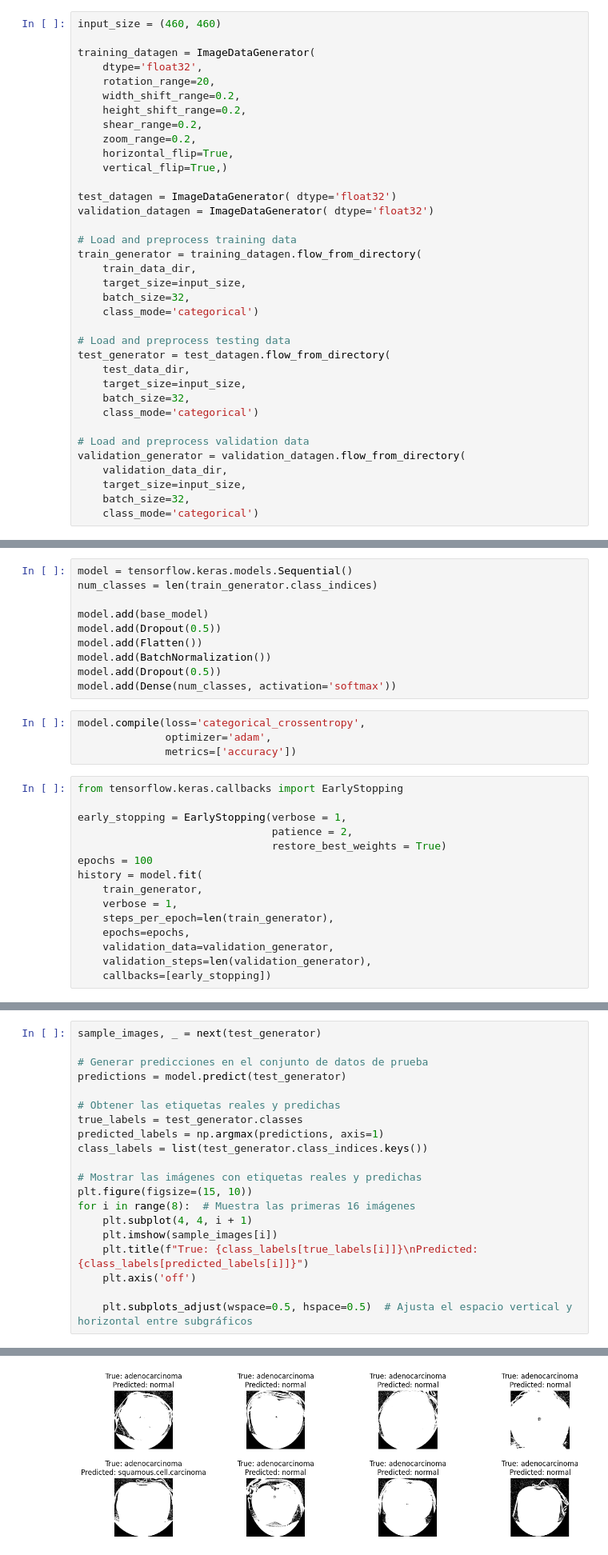
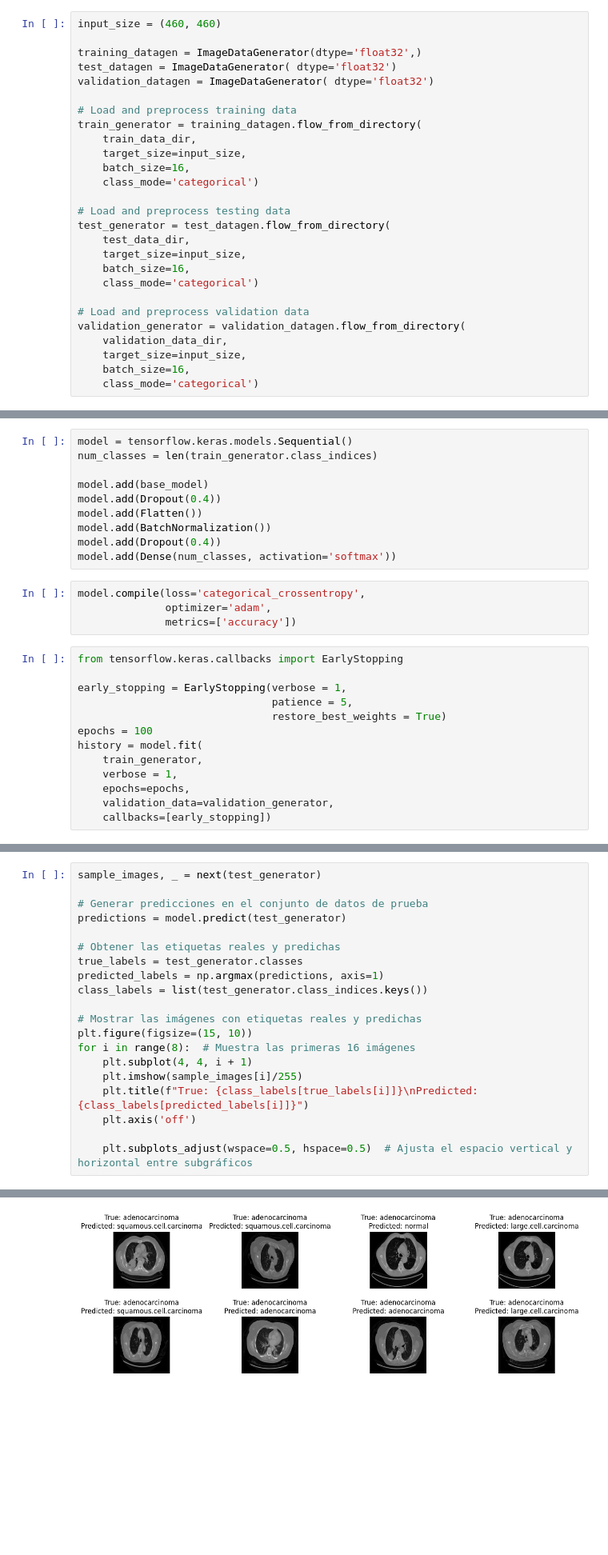
Before and after one commit to m3llad0/TC3007C, a Jupyter notebook: model.ipynb, the cells around one changed output, grey strips where cells are left out. Shown at 80% size. Saved outputs shown, nothing was run; the diff lists cells and outputs as text; blank space fills up the shorter version.

```diff
--- a/model.ipynb
+++ b/model.ipynb
@@ -33,16 +33,7 @@ validation_data_dir = './Data/valid'
 # %%
 input_size = (460, 460)
 
-training_datagen = ImageDataGenerator(
-    dtype='float32',
-    rotation_range=20,
-    width_shift_range=0.2,
-    height_shift_range=0.2,
-    shear_range=0.2,
-    zoom_range=0.2,
-    horizontal_flip=True,
-    vertical_flip=True,)
-
+training_datagen = ImageDataGenerator(dtype='float32',)
 test_datagen = ImageDataGenerator( dtype='float32')
 validation_datagen = ImageDataGenerator( dtype='float32')
 
@@ -50,21 +41,21 @@ validation_datagen = ImageDataGenerator( dtype='float32')
 train_generator = training_datagen.flow_from_directory(
     train_data_dir,
     target_size=input_size,
-    batch_size=32,
+    batch_size=16,
     class_mode='categorical')
 
 # Load and preprocess testing data
 test_generator = test_datagen.flow_from_directory(
     test_data_dir,
     target_size=input_size,
-    batch_size=32,
+    batch_size=16,
     class_mode='categorical')
 
 # Load and preprocess validation data
 validation_generator = validation_datagen.flow_from_directory(
     validation_data_dir,
     target_size=input_size,
-    batch_size=32,
+    batch_size=16,
     class_mode='categorical')
 # %% [output]
 Found 613 images belonging to 4 classes.
@@ -92,10 +80,10 @@ model = tensorflow.keras.models.Sequential()
 num_classes = len(train_generator.class_indices)
 
 model.add(base_model)
-model.add(Dropout(0.5))
+model.add(Dropout(0.4))
 model.add(Flatten())
 model.add(BatchNormalization())
-model.add(Dropout(0.5))
+model.add(Dropout(0.4))
 model.add(Dense(num_classes, activation='softmax'))
 # %%
 model.compile(loss='categorical_crossentropy',
@@ -105,16 +93,14 @@ model.compile(loss='categorical_crossentropy',
 from tensorflow.keras.callbacks import EarlyStopping
 
 early_stopping = EarlyStopping(verbose = 1,
-                               patience = 2,
+                               patience = 5,
                                restore_best_weights = True)
 epochs = 100
 history = model.fit(
     train_generator,
     verbose = 1,
-    steps_per_epoch=len(train_generator),
     epochs=epochs,
     validation_data=validation_generator,
-    validation_steps=len(validation_generator),
     callbacks=[early_stopping])
 # %% [output]
 Epoch 1/100
@@ -178,7 +180,7 @@ class_labels = list(test_generator.class_indices.keys())
 plt.figure(figsize=(15, 10))
 for i in range(8):  # Muestra las primeras 16 imágenes
     plt.subplot(4, 4, i + 1)
-    plt.imshow(sample_images[i])
+    plt.imshow(sample_images[i]/255)
     plt.title(f"True: {class_labels[true_labels[i]]}\nPredicted: {class_labels[predicted_labels[i]]}")
     plt.axis('off')
 
@@ -196,4 +190,4 @@ WARNING:matplotlib.image:Clipping input data to the valid range for imshow with
-[figure, old version]
+[figure, new version]
 # %%
 from sklearn.metrics import confusion_matrix
 import seaborn as sns
```
Also changed, not shown: parts of 15 cells of this notebook.
